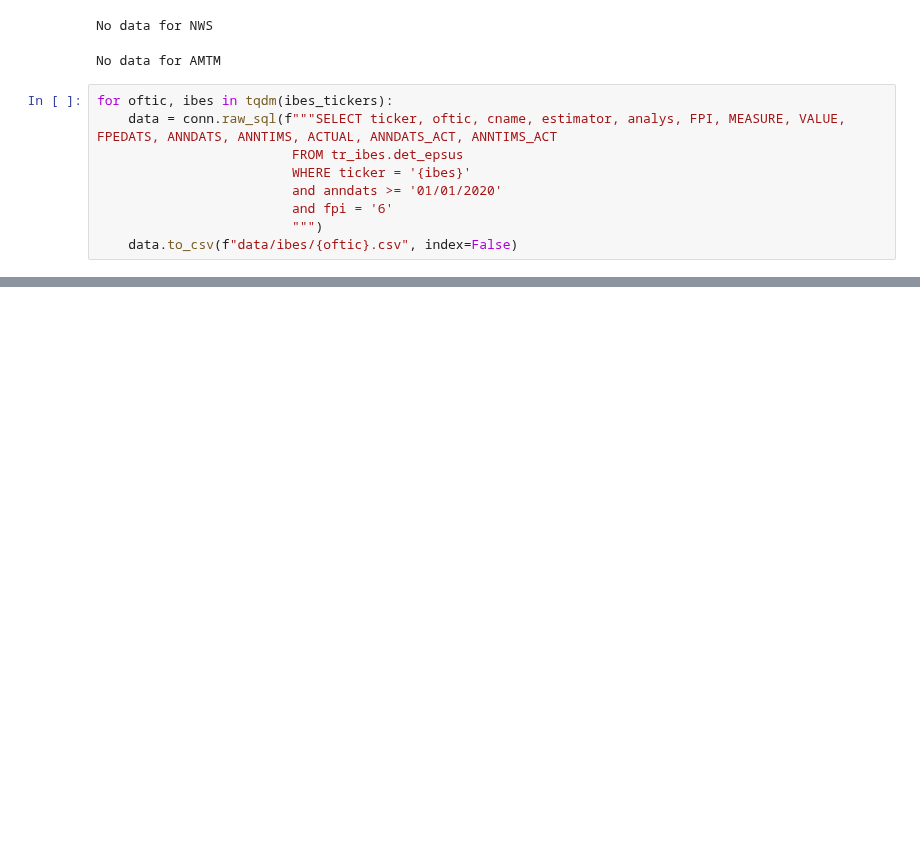
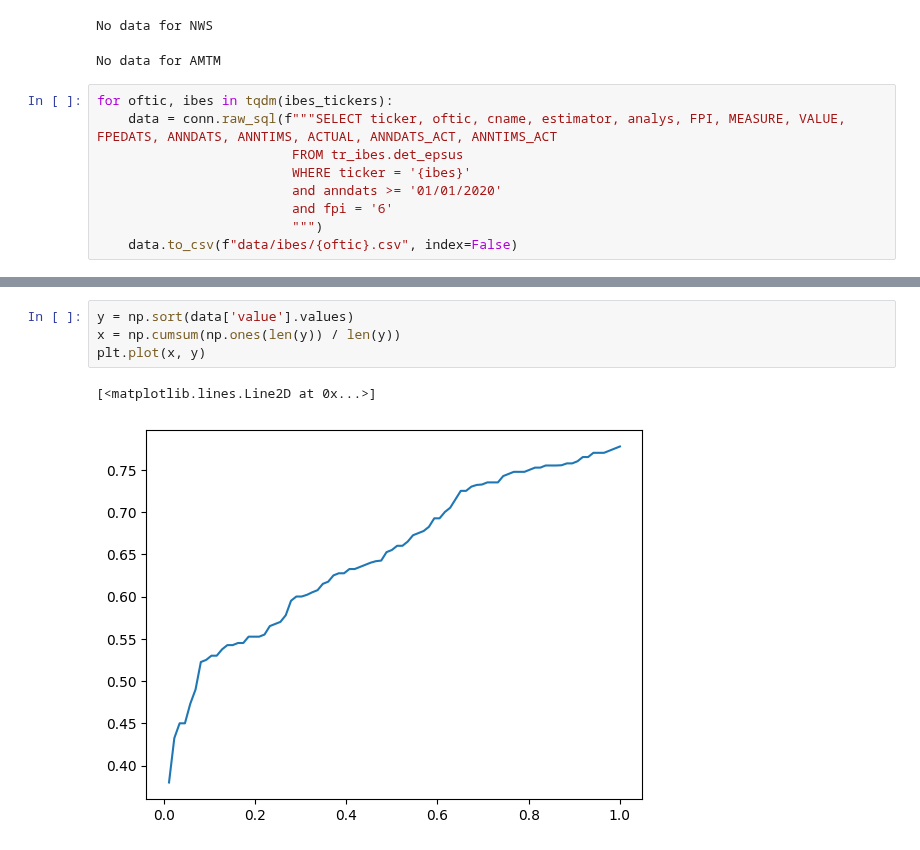
Before and after one commit to jacobf18/Dist-NN, a Jupyter notebook: wrds.ipynb, the cells around one changed output, grey strips where cells are left out. Saved outputs shown, nothing was run; the diff lists cells and outputs as text; blank space fills up the shorter version.

```diff
--- a/wrds.ipynb
+++ b/wrds.ipynb
@@ -83,0 +362,7 @@ ibes_data
+# %%
+y = np.sort(data['value'].values)
+x = np.cumsum(np.ones(len(y)) / len(y))
+plt.plot(x, y)
+# %% [output]
+[<matplotlib.lines.Line2D at 0x...>]
+[figure, added]
```
Also changed, not shown: parts of 31 cells of this notebook.
